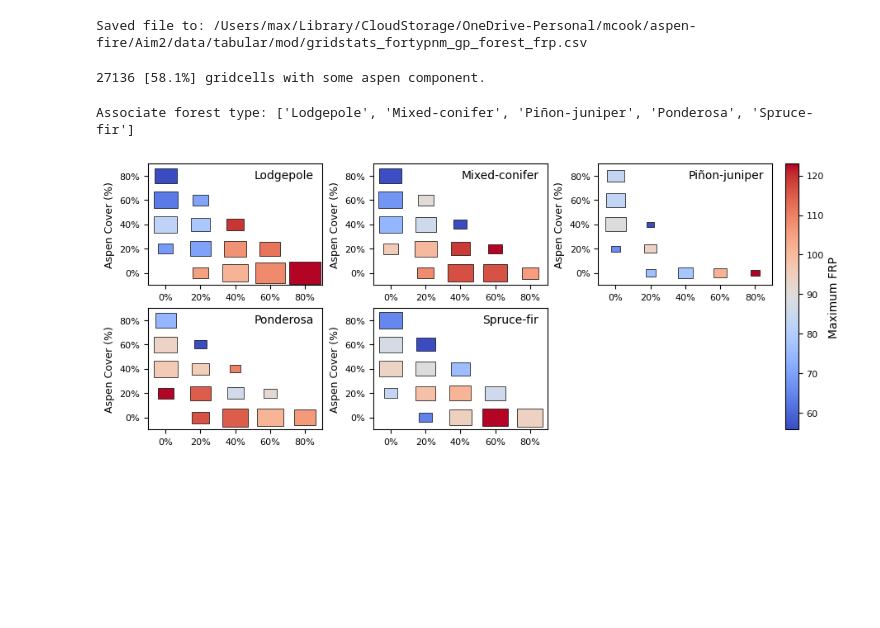
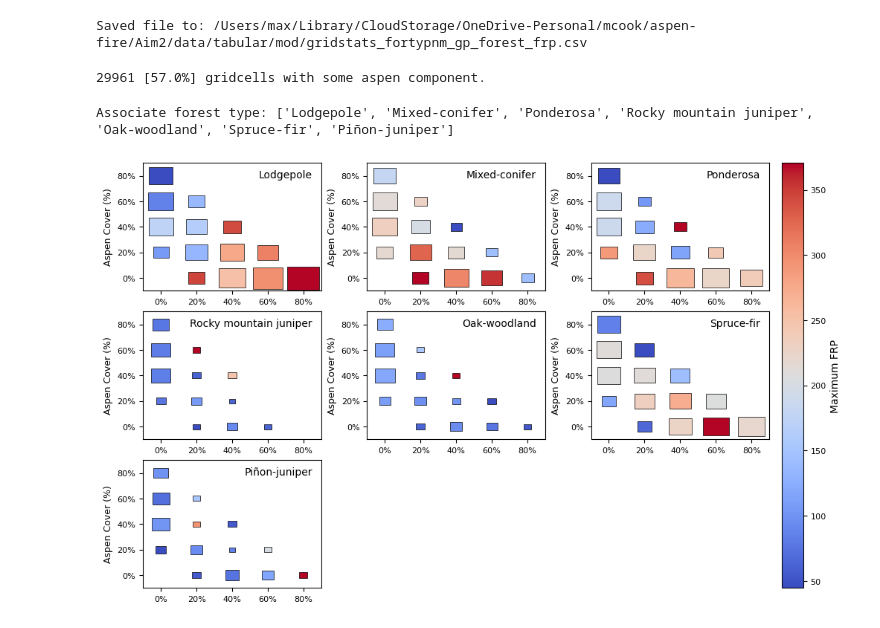
Before and after one commit to natshoff/aspen-fire-fork, a Jupyter notebook: Aim2/code/Python/04b_TreeMap_FIA-FORTYPCD.ipynb, the cells around one changed output. Drawn from its saved outputs; the diff is of its cells as text; code cells hidden in the pictures; blank space fills up the shorter version.

Commit message:
Updates to R-INLA predom. species model

```diff
--- a/Aim2/code/Python/04b_TreeMap_FIA-FORTYPCD.ipynb
+++ b/Aim2/code/Python/04b_TreeMap_FIA-FORTYPCD.ipynb
@@ -70,0 +106,5 @@ Dropping [2485 (4.34%)] grids with < 5% fractional overlap.
+# %%
+# filter out grids below the overlap threshold
+print(f"Dropping [{n_small} ({round(n_small/len(grid)*100,2)}%)] grids with <{thresh*100}% fractional overlap.")
+grid = grid[grid['overlap'] >= thresh] # remove these observations
+print(len(grid))
@@ -249,5 +293,6 @@ Species making up 97% of the total:
 # %%
-# drop out plots with california species or nonstocked
+# drop out plots with california/texas/etc. species or nonstocked
+# we only want species that exist in the Southern Rockies ...
 drop_spps = ['Jeffrey pine', 'California mixed conifer',
              'Juniper woodland', 'Western juniper',
              'Nonstocked', 'Grand fir',
@@ -257,25 +302,27 @@ grid_fortypcd_ = grid_fortypcd[~grid_fortypcd['fortypnm'].isin(drop_spps)]
 # Aggregate species into forest groups
 # These groups represent common pairings for the Southern Rockies
 # spp_grouping = {
-#     'pinyon|juniper': 'Piñon-juniper',
+#     'Pinyon / juniper woodland|Rocky Mountain juniper': 'Piñon-juniper',
 #     'engelmann spruce|subalpine fir': 'Spruce-fir',
-#     'ponderosa pine|jeffrey': 'Ponderosa',
+#     'ponderosa pine': 'Ponderosa',
 #     'lodgepole pine': 'Lodgepole',
-#     'aspen': 'Aspen',
-#     'douglas-fir|grand fir|white fir': 'Mixed-conifer',
-#     'oak': 'Oak-woodland',
+#     'Aspen': 'Quaking aspen',
+#     'douglas-fir|white fir': 'Mixed-conifer',
+#     'Deciduous oak woodland': 'Oak-woodland',
+#     'Cottonwood|Willow|Cottonwood / willow': 'Riparian'
 # }
 
 # Alternate option
 spp_grouping = {
-    'Pinyon / juniper woodland|Rocky Mountain juniper': 'Piñon-juniper',
+    'pinyon / juniper woodland': 'Piñon-juniper',
+    'rocky Mountain juniper': 'Rocky mountain juniper',
     'engelmann spruce|subalpine fir': 'Spruce-fir',
     'ponderosa pine': 'Ponderosa',
     'lodgepole pine': 'Lodgepole',
-    'Aspen': 'Quaking aspen',
+    'aspen': 'Quaking aspen',
     'douglas-fir|white fir': 'Mixed-conifer',
-    'Deciduous oak woodland': 'Oak-woodland',
-    'Cottonwood|Willow|Cottonwood / willow': 'Riparian'
+    'deciduous oak woodland': 'Oak-woodland',
+    'cottonwood|willow|cottonwood / willow': 'Riparian'
 }
 
 # create the remap table
@@ -742,18 +797,18 @@ print(f"Saved file to: {out_fp}")
 Saved file to: /Users/max/Library/CloudStorage/OneDrive-Personal/mcook/aspen-fire/Aim2/data/tabular/mod/gridstats_fortypnm_gp_forest_frp.csv
 # %%
 # Identify gridcells with some aspen component
-aspen_idx = grid_forest_frp[grid_forest_frp['fortypnm_gp'] == 'Aspen']['grid_index'].unique() # list of grid indices
-grid_aspen = grid_forest_frp[grid_forest_frp['grid_index'].isin(aspen_idx)]
+aspen_idx = grid_frp[grid_frp['fortypnm_gp'] == 'Quaking aspen']['grid_index'].unique() # list of grid indices
+grid_aspen = grid_frp[grid_frp['grid_index'].isin(aspen_idx)]
 # check how many aspen gridcells there are
 n_aspen = len(grid_aspen['grid_index'].unique())
-print(f"{n_aspen} [{round(n_aspen/len(grid_forest_frp['grid_index'].unique())*100,1)}%] gridcells with some aspen component.")
+print(f"{n_aspen} [{round(n_aspen/len(grid_frp['grid_index'].unique())*100,1)}%] gridcells with some aspen component.")
 # %% [output]
-27136 [58.1%] gridcells with some aspen component.
+29961 [57.0%] gridcells with some aspen component.
 # %%
 # waffle chart version
 # create bins for species composition
 bins = np.linspace(0, 100, 6) # 20% intervals
-spps = [s for s in grid_aspen['fortypnm_gp'].unique() if s != 'Aspen'] # exclude aspen from species list
+spps = [s for s in grid_aspen['fortypnm_gp'].unique() if s != 'Quaking aspen'] # exclude aspen from species list
 print(f"Associate forest type: {spps}\n")
 
 # create grid data
@@ -761,7 +816,7 @@ df = grid_aspen.copy() # work from a copy
 tiles = []  # Store tile data
 for sp in spps:
     # Filter for co-occurrence
-    df_sp = df[df['fortypnm_gp'].isin(['Aspen', sp])]
+    df_sp = df[df['fortypnm_gp'].isin(['Quaking aspen', sp])]
     # Pivot to create columns for Aspen and the species
     cover_df = (
         df_sp.pivot_table(
@@ -770,7 +825,7 @@ for sp in spps:
             values='pct_cover',
             fill_value=0
         ).reset_index()
-         .rename(columns={'Aspen': 'aspen_cover', sp: f'{sp}_cover'})
+         .rename(columns={'Quaking aspen': 'aspen_cover', sp: f'{sp}_cover'})
     )
     # Make sure there are some of each species (aspen and other)
     cover_df['combined_cover'] = cover_df['aspen_cover'] + cover_df[f'{sp}_cover']
@@ -807,7 +862,7 @@ tiles_df['tile_size'] = (tiles_df['freq'] / tiles_df['freq'].max()) ** 0.2  # Sq
 # Plotting the tile-scaled heatmap
 n_cols = 3  # Number of columns in the facet grid
 n_rows = int(np.ceil(len(spps) / n_cols))
-fig, axes = plt.subplots(n_rows, n_cols, figsize=(9,3.5), constrained_layout=True)
+fig, axes = plt.subplots(n_rows, n_cols, figsize=(10,6), constrained_layout=True)
 axes = axes.flatten()
 
 # handle the normalization
@@ -847,35 +902,35 @@ for i, sp in enumerate(spps):
         transform=ax.transAxes,  # Use axis coordinates (0,0 is bottom-left, 1,1 is top-right)
         ha='right', va='top',  # Align the text to the top-right
         fontsize=10, color='black', bbox=dict(facecolor='white', edgecolor='none', boxstyle='round,pad=0.2')
     )
     ax.set_xlabel(f'')
     ax.set_ylabel('Aspen Cover (%)', size=9)
     ax.set_xticks(range(len(bins) - 1))
     ax.set_yticks(range(len(bins) - 1))
     ax.set_xticklabels([f'{int(b)}%' for b in bins[:-1]], size=8)
     ax.set_yticklabels([f'{int(b)}%' for b in bins[:-1]], size=8)
     ax.set_xlim(-0.5, len(bins) - 1.5)
     ax.set_ylim(-0.5, len(bins) - 1.5)
 
 sm = plt.cm.ScalarMappable(cmap=plt.cm.coolwarm, norm=norm)
 cbar = fig.colorbar(sm, ax=axes, orientation='vertical', fraction=0.05, pad=0.02)
 cbar.set_label('Maximum FRP')
 # cbar.set_label('Cumulative FRP', fontsize=10)
 cbar.ax.tick_params(labelsize=8)
 
 # Remove unused axes
 for j in range(i + 1, len(axes)):
     fig.delaxes(axes[j])
 
 del df
 
 out_plot = os.path.join(projdir, 'figures/FigureX_CoOccurring_Heatmap_FRPmax_Scaled_gp.png')
 plt.savefig(out_plot, dpi=300, bbox_inches='tight')
 
 plt.show()
 # %% [output]
-Associate forest type: ['Lodgepole', 'Mixed-conifer', 'Piñon-juniper', 'Ponderosa', 'Spruce-fir']
+Associate forest type: ['Lodgepole', 'Mixed-conifer', 'Ponderosa', 'Rocky mountain juniper', 'Oak-woodland', 'Spruce-fir', 'Piñon-juniper']
-[figure, old version]
+[figure, new version]
 # %%
 gc.collect()
 # %% [output]
```
Also changed, not shown: parts of 27 cells of this notebook, 20 other files.
